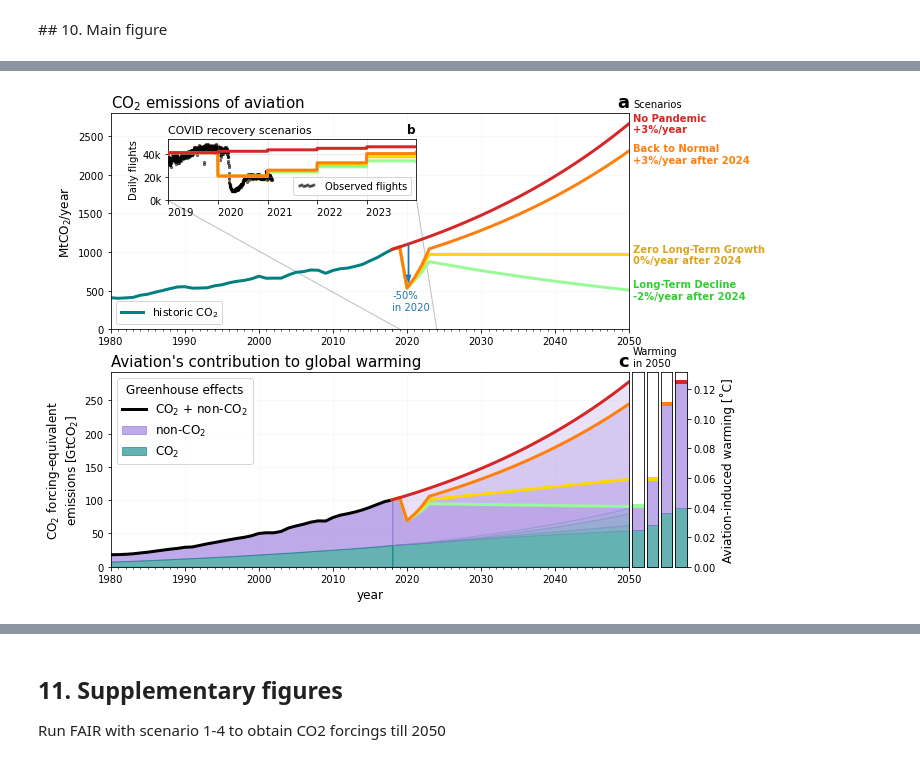
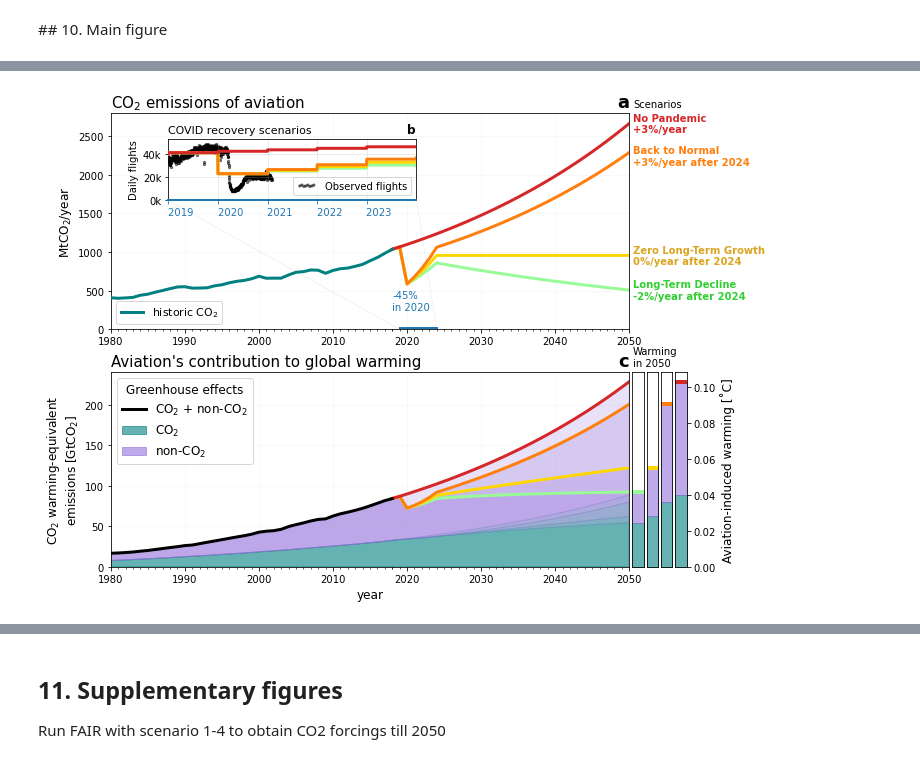
Before and after one commit to milankl/FlyingClimate, a Jupyter notebook: scripts/aviation_warming.ipynb, the cells around one changed output, grey strips where cells are left out. Cells and saved outputs as stored; diff of their text form; code cells hidden in the pictures.

```diff
--- a/scripts/aviation_warming.ipynb
+++ b/scripts/aviation_warming.ipynb
@@ -547,0 +542,20 @@ Warming in 2019
+# %%
+# APPLY THE INVERSE OF THE LINEAR OPERATOR
+# cumsum(Linv(forcing)) = Linv(cumsum(forcing)) as both operations are linear
+nonCO2_cumemissions1 = np.linalg.solve(FCO2,np.cumsum(nonco2rf_scenario1/1000))  # convert mW/m^2 to W/m^2 here
+nonCO2_cumemissions2 = np.linalg.solve(FCO2,np.cumsum(nonco2rf_scenario2/1000))
+nonCO2_cumemissions3 = np.linalg.solve(FCO2,np.cumsum(nonco2rf_scenario3/1000))
+nonCO2_cumemissions4 = np.linalg.solve(FCO2,np.cumsum(nonco2rf_scenario4/1000))
+
+# equivalent warming CO2+NON-CO2
+TCRE = 0.00045    # Transient climate response to cumulative carbon emissions [K/GtCO2]
+warming_scenario1 = TCRE*(nonCO2_cumemissions1+np.cumsum(co2_scenario1)/1000)    # convert from MtCO2 to GtCO2 here
+warming_scenario2 = TCRE*(nonCO2_cumemissions2+np.cumsum(co2_scenario2)/1000)
+warming_scenario3 = TCRE*(nonCO2_cumemissions3+np.cumsum(co2_scenario3)/1000)
+warming_scenario4 = TCRE*(nonCO2_cumemissions4+np.cumsum(co2_scenario4)/1000)
+
+# CO2 only warming
+co2warm_scenario1 = TCRE*np.cumsum(co2_scenario1)/1000    # [˚C] = [˚C/GtCO2]*[MtCO2]/1000
+co2warm_scenario2 = TCRE*np.cumsum(co2_scenario2)/1000
+co2warm_scenario3 = TCRE*np.cumsum(co2_scenario3)/1000
+co2warm_scenario4 = TCRE*np.cumsum(co2_scenario4)/1000
@@ -591,23 +613,28 @@ ax.set_title("b",loc="right",fontweight="bold")
 
 ax.xaxis.set_major_locator(YearLocator(1))
 ax.xaxis.set_major_formatter(DateFormatter("        %Y"))
+ax.spines['bottom'].set_color("C0")
+ax.spines['bottom'].set_linewidth(2)
+ax.tick_params(axis='x', colors="C0")
 
 # lines for orientation
-ax1.plot([2024,2021.3],[0,1660],"grey",lw=1,alpha=0.5)
-ax1.plot([2019,1987.8],[0,1660],"grey",lw=1,alpha=0.5)
-ax1.arrow(2020.2,co2_scenario4[years_future==2020][0],
-          0,0.7*(co2_scenario1[years_future==2020]-co2_scenario4[years_future==2020])[0],
-          width=0.1,zorder=12,color="C0",head_width=0.6,head_length=100)
-ax1.text(2018,250,"-50%\nin 2020",color="C0")
+ax1.plot([2024,2021.3],[0,1660],"grey",lw=1,alpha=0.1)
+ax1.plot([2019,1987.8],[0,1660],"grey",lw=1,alpha=0.1)
+ax1.plot([2019,2024],[10,10],"C0",lw=2)
+# ax1.arrow(2020.2,co2_scenario4[years_future==2020][0],
+#           0,0.7*(co2_scenario1[years_future==2020]-co2_scenario4[years_future==2020])[0],
+#           width=0.1,zorder=12,color="C0",head_width=0.6,head_length=100)
+ax1.text(2018,250,"-45%\nin 2020",color="C0")
 
 # historic
-ax1.plot(years,co2,"teal",lw=3,label=r"historic CO$_2$")
+ax1.plot(years_1940,co2_1940,"teal",lw=3,label=r"historic CO$_2$",zorder=12)
 
 # future scenarios
-ax1.plot(years_future,co2_scenario4,"C3",lw=3,zorder=11)
-ax1.plot(years_future,co2_scenario3,"C1",lw=3,zorder=10)
-ax1.plot(years_future,co2_scenario2,"gold",lw=3,zorder=9)
-ax1.plot(years_future,co2_scenario1,"palegreen",lw=3,zorder=8)
+from2018 = 2018-1940
+ax1.plot(years1940[from2018:],co2_scenario4[from2018:],"C3",lw=3,zorder=11)
+ax1.plot(years1940[from2018:],co2_scenario3[from2018:],"C1",lw=3,zorder=10)
+ax1.plot(years1940[from2018:],co2_scenario2[from2018:],"gold",lw=3,zorder=9)
+ax1.plot(years1940[from2018:],co2_scenario1[from2018:],"palegreen",lw=3,zorder=8)
 
 ax1.set_title(r"CO$_2$ emissions of aviation",loc="left",fontsize=15)
 ax1.set_title("a",loc="right",fontweight="bold",fontsize=18)
@@ -627,45 +654,40 @@ alfa=0.6
 h4 = lambda y: 1-np.sqrt(np.sqrt(1-y))  # four-level superimposed alpha
 
 # cumulative
-cumco2_1940 = np.cumsum(co2_1940)[40:]/1000
-ax3.fill_between(years,nonCO2_cumemissions+cumco2_1940,cumco2_1940,alpha=alfa,color="mediumpurple",label="non-CO$_2$")
-ax3.fill_between(years,cumco2_1940,alpha=alfa,color="teal",label=r"CO$_2$")
-ax3.plot(years,nonCO2_cumemissions+cumco2_1940,"k",lw=3,label=r"CO$_2$ + non-CO$_2$")
+till2018 = 2019-1940
+ax3.plot(years1940[:till2018],warming_scenario1[:till2018]/TCRE,"k",lw=3,label=r"CO$_2$ + non-CO$_2$",zorder=12)
 
 # cumulative future
 # CO2
-# ax3.fill_between(years_future,np.ones_like(years_future)*np.sum(co2)/1000,alpha=h4(alfa),color="teal")
-ax3.fill_between(years_future,np.sum(co2_1940[:-1])/1000+np.cumsum(co2_scenario1)/1000,
+ax3.fill_between(years1940,np.cumsum(co2_scenario1)/1000,
                  alpha=h4(alfa),color="teal")
-ax3.fill_between(years_future,np.sum(co2_1940[:-1])/1000+np.cumsum(co2_scenario2)/1000,
+ax3.fill_between(years1940,np.cumsum(co2_scenario2)/1000,
                  alpha=h4(alfa),color="teal")
-ax3.fill_between(years_future,np.sum(co2_1940[:-1])/1000+np.cumsum(co2_scenario3)/1000,
+ax3.fill_between(years1940,np.cumsum(co2_scenario3)/1000,
                  alpha=h4(alfa),color="teal")
-ax3.fill_between(years_future,np.sum(co2_1940[:-1])/1000+np.cumsum(co2_scenario4)/1000,
+ax3.fill_between(years1940,np.cumsum(co2_scenario4)/1000,
                  alpha=h4(alfa),color="teal")
+ax3.fill_between([0,1],[0,1],alpha=alfa,color="teal",label=r"CO$_2$") # for legend only
 
 # NON-CO2
-ax3.plot(years_future,(nonco2_cumemiss_scenario4+np.sum(co2_1940[:-1])/1000+np.cumsum(co2_scenario4)/1000),
+ax3.plot(years1940[from2018:],warming_scenario4[from2018:]/TCRE,
          "C3",lw=3,zorder=11)
-ax3.plot(years_future,(nonco2_cumemiss_scenario3+np.sum(co2_1940[:-1])/1000+np.cumsum(co2_scenario3)/1000),
+ax3.plot(years1940[from2018:],warming_scenario3[from2018:]/TCRE,
          "C1",lw=3,zorder=10)
-ax3.plot(years_future,(nonco2_cumemiss_scenario2+np.sum(co2_1940[:-1])/1000+np.cumsum(co2_scenario2)/1000),
+ax3.plot(years1940[from2018:],warming_scenario2[from2018:]/TCRE,
          "gold",lw=3,zorder=9)
-ax3.plot(years_future,(nonco2_cumemiss_scenario1+np.sum(co2_1940[:-1])/1000+np.cumsum(co2_scenario1)/1000),
+ax3.plot(years1940[from2018:],warming_scenario1[from2018:]/TCRE,
          "palegreen",lw=3,zorder=8)
 
-ax3.fill_between(years_future,nonco2_cumemiss_scenario1+np.sum(co2_1940[:-1])/1000+np.cumsum(co2_scenario1)/1000,
-                 np.sum(co2_1940[:-1])/1000+np.cumsum(co2_scenario1)/1000,
+ax3.fill_between(years1940,warming_scenario1/TCRE,np.cumsum(co2_scenario1)/1000,
                  alpha=h4(alfa),color="mediumpurple")
-ax3.fill_between(years_future,nonco2_cumemiss_scenario2+np.sum(co2_1940[:-1])/1000+np.cumsum(co2_scenario2)/1000,
-                 np.sum(co2_1940[:-1])/1000+np.cumsum(co2_scenario2)/1000,
+ax3.fill_between(years1940,warming_scenario2/TCRE,np.cumsum(co2_scenario2)/1000,
                  alpha=h4(alfa),color="mediumpurple")
-ax3.fill_between(years_future,nonco2_cumemiss_scenario3+np.sum(co2_1940[:-1])/1000+np.cumsum(co2_scenario3)/1000,
-                 np.sum(co2_1940[:-1])/1000+np.cumsum(co2_scenario3)/1000,
+ax3.fill_between(years1940,warming_scenario3/TCRE,np.cumsum(co2_scenario3)/1000,
                  alpha=h4(alfa),color="mediumpurple")
-ax3.fill_between(years_future,nonco2_cumemiss_scenario4+np.sum(co2_1940[:-1])/1000+np.cumsum(co2_scenario4)/1000,
-                 np.sum(co2_1940[:-1])/1000+np.cumsum(co2_scenario4)/1000,
+ax3.fill_between(years1940,warming_scenario4/TCRE,np.cumsum(co2_scenario4)/1000,
                  alpha=h4(alfa),color="mediumpurple")
+ax3.fill_between([0,1],[0,1],alpha=alfa,color="mediumpurple",label=r"non-CO$_2$") # for legend only
 
 # SCENARIO COMPARISON 2050
 ax_s1.axhline(warming_scenario1[-1],color="palegreen",lw=4)
@@ -685,7 +707,7 @@ ax_s4.fill_between([0,1],np.ones(2)*warming_scenario4[-1],np.ones(2)*co2warm_sce
 
 ax3.set_title(r"Aviation's contribution to global warming",loc="left",fontsize=15)
 
-ax3.set_ylabel(r"CO$_2$ forcing-equivalent"+"\n"+"emissions [GtCO$_2$]",fontsize=12)
+ax3.set_ylabel(r"CO$_2$ warming-equivalent"+"\n"+"emissions [GtCO$_2$]",fontsize=12)
 ax_s4.set_ylabel("Aviation-induced warming [˚C]",fontsize=12)
 ax3.set_xlabel("year",fontsize=12)
 ax1.legend(loc=3,fontsize=11)
@@ -717,2 +739,2 @@ Text(2050.5, 506.93475271508555, 'Long-Term Decline\n-2%/year after 2024')
-[figure, old version]
+[figure, new version]
 # %%
```
Also changed, not shown: parts of 28 cells of this notebook, 2 other files.
